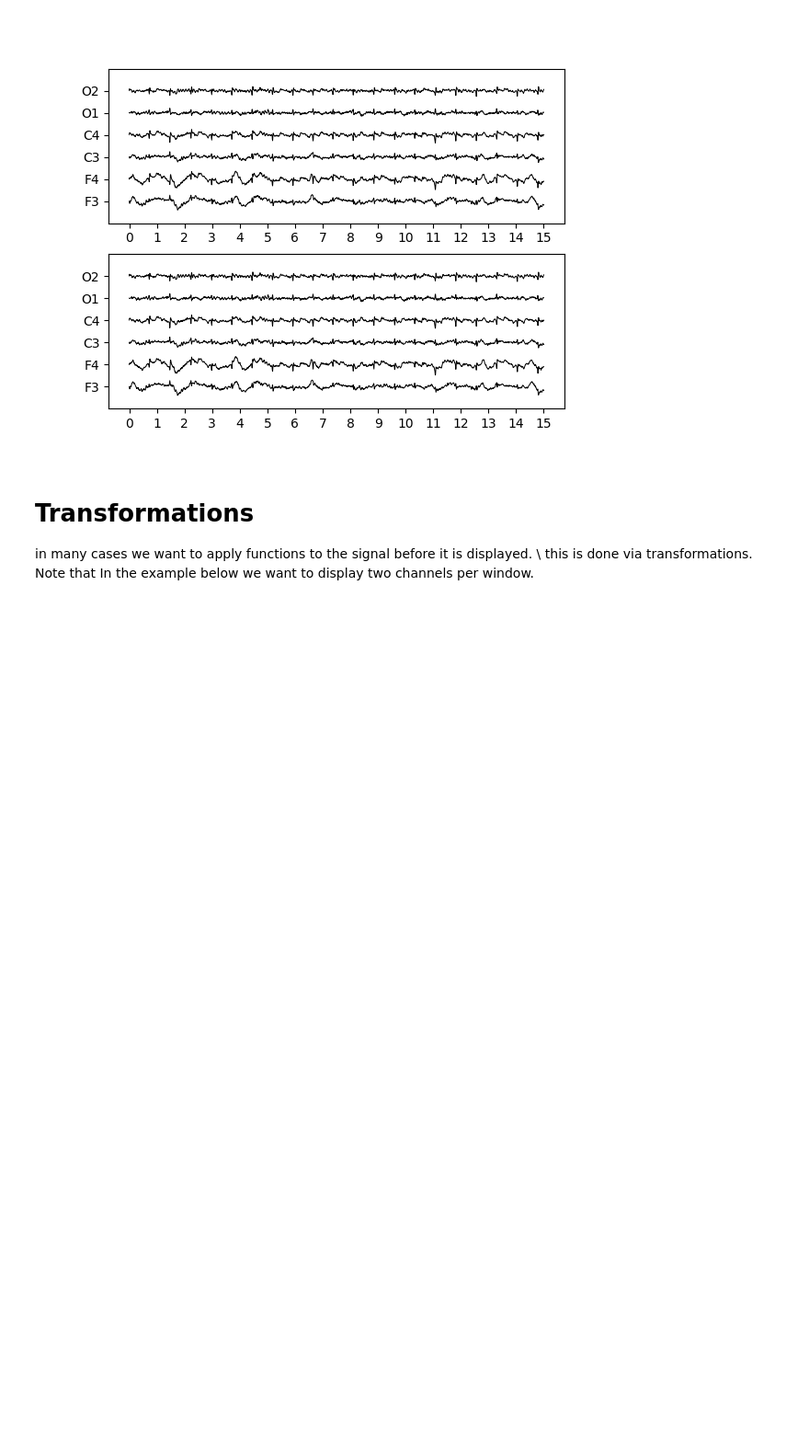
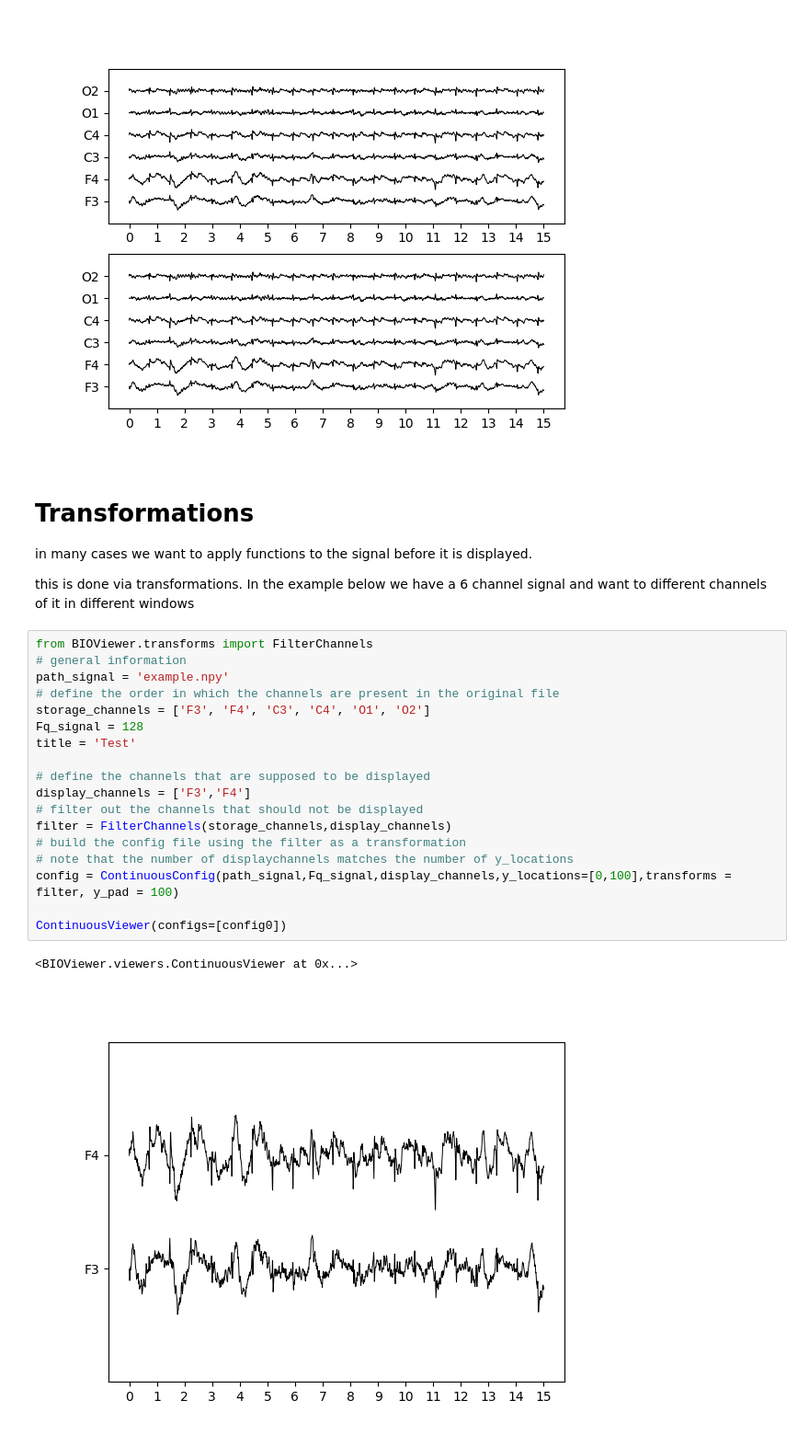
Before and after one commit to MoritzAlkofer/BIOViewer, a Jupyter notebook: demo.ipynb, the cells around one changed output. Shown at 92% size. Drawn from its saved outputs; the diff is of its cells as text; blank space fills up the shorter version.

```diff
--- a/demo.ipynb
+++ b/demo.ipynb
@@ -57,7 +65,28 @@ ContinuousConfig()
 [figure]
 # %% [markdown]
 # Transformations
-in many cases we want to apply functions to the signal before it is displayed. \
+in many cases we want to apply functions to the signal before it is displayed.
+
 this is done via transformations.
-Note that
-In the example below we want to display two channels per window.
+In the example below we have a 6 channel signal and want to different channels of it in different windows
+# %%
+from BIOViewer.transforms import FilterChannels
+# general information
+path_signal = 'example.npy'
+# define the order in which the channels are present in the original file
+storage_channels = ['F3', 'F4', 'C3', 'C4', 'O1', 'O2']
+Fq_signal = 128
+title = 'Test'
+
+# define the channels that are supposed to be displayed
+display_channels = ['F3','F4']
+# filter out the channels that should not be displayed
+filter = FilterChannels(storage_channels,display_channels)
+# build the config file using the filter as a transformation
+# note that the number of displaychannels matches the number of y_locations
+config = ContinuousConfig(path_signal,Fq_signal,display_channels,y_locations=[0,100],transforms = filter, y_pad = 100)
+
+ContinuousViewer(configs=[config0])
+# %% [output]
+<BIOViewer.viewers.ContinuousViewer at 0x...>
+[figure, added]
```
Also changed, not shown: parts of 3 cells of this notebook.
